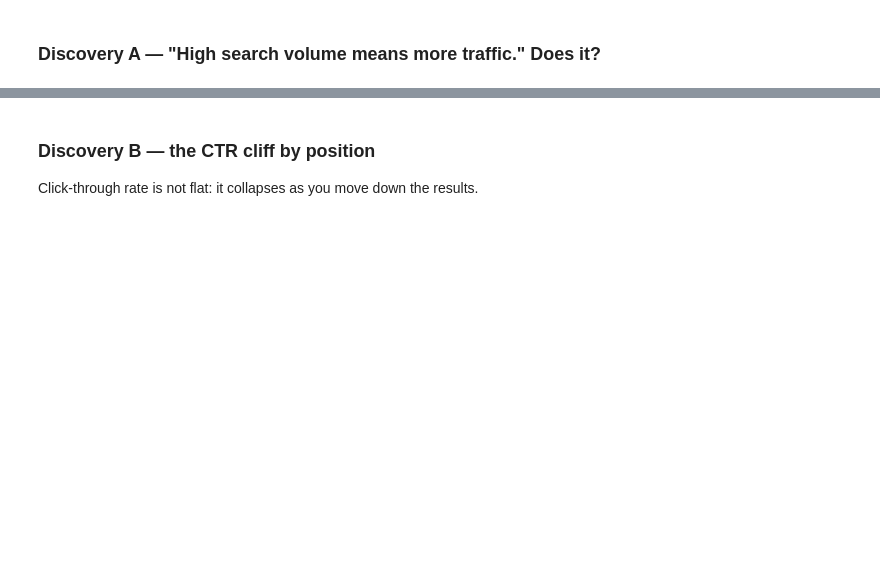
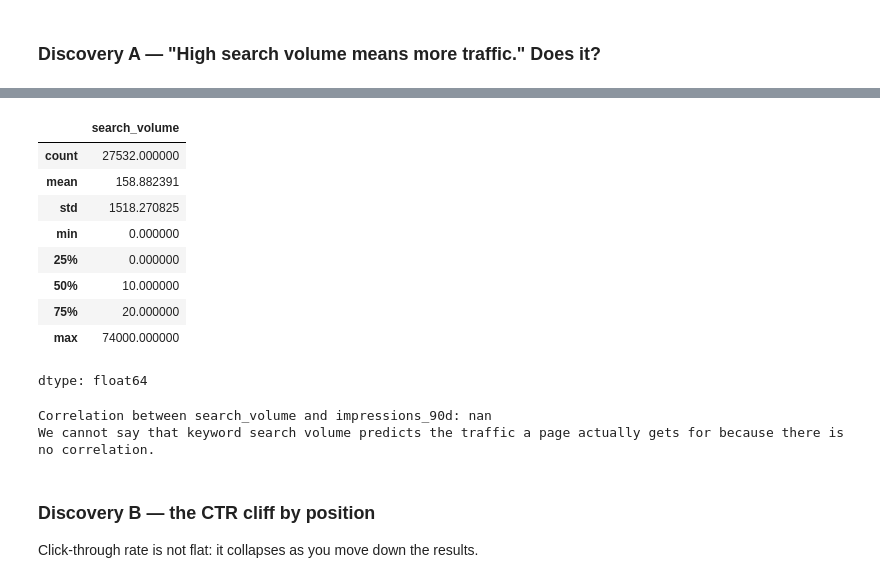
Before and after one commit to MuhammadFaizan0023/FlyRank_Week1_Assignment1, a Jupyter notebook: notebooks/01_first_look_and_discovery.ipynb, the cells around one changed output, grey strips where cells are left out. Drawn from its saved outputs; the diff is of its cells as text; code cells hidden in the pictures; blank space fills up the shorter version.

```diff
--- a/notebooks/01_first_look_and_discovery.ipynb
+++ b/notebooks/01_first_look_and_discovery.ipynb
@@ -71,7 +159,23 @@ df.head(3)
+# %%
+df["search_volume"].describe()
+# %% [output]
+|  | search_volume |
+| count | 27532.000000 |
+| mean | 158.882391 |
+| std | 1518.270825 |
+| min | 0.000000 |
+| 25% | 0.000000 |
+| 50% | 10.000000 |
+| 75% | 20.000000 |
+| max | 74000.000000 |
+dtype: float64
 # %%
-corr = df["search_volume"].corr(df["impressions_90d"])
+corr = df["search_volume"].corr(df["impressions_90d"]>0)
 print(f"Correlation between search_volume and impressions_90d: {corr:.3f}")
-print("Near zero -> keyword search volume barely predicts the traffic a page actually gets.")
+print("We cannot say that keyword search volume predicts the traffic a page actually gets for because there is no correlation.")
+# %% [output]
+Correlation between search_volume and impressions_90d: nan
+We cannot say that keyword search volume predicts the traffic a page actually gets for because there is no correlation.
 # %% [markdown]
 ### Discovery B — the CTR cliff by position
 Click-through rate is not flat: it collapses as you move down the results.
```
Also changed, not shown: parts of 20 cells of this notebook.
